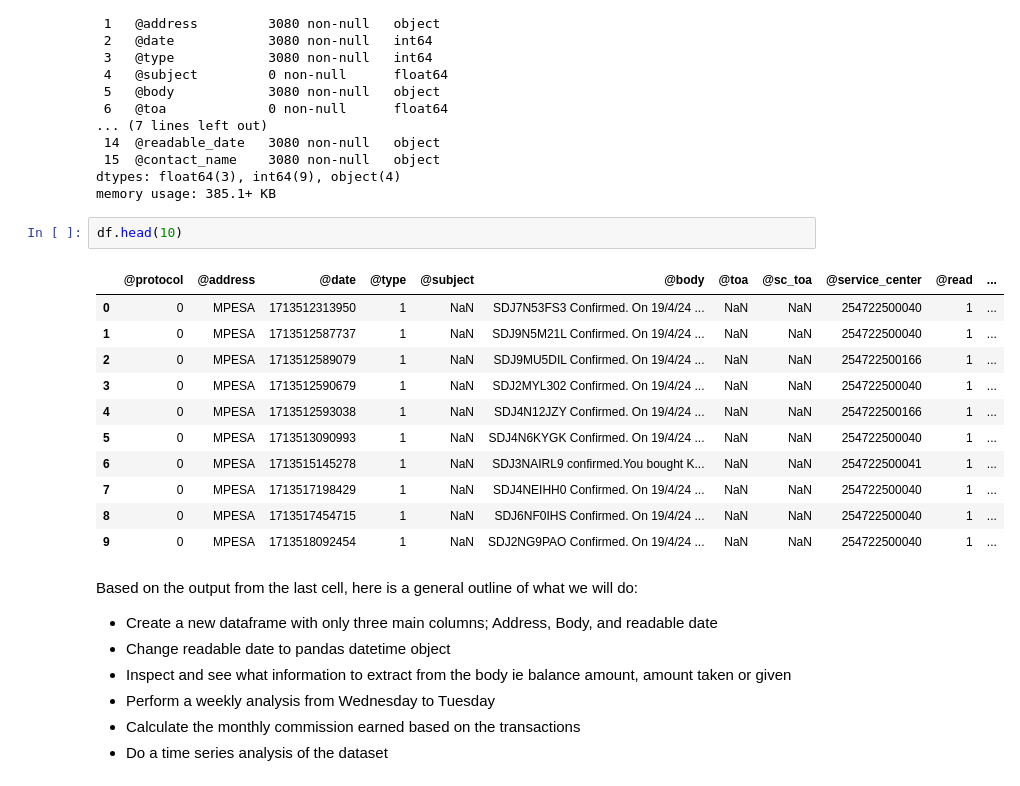
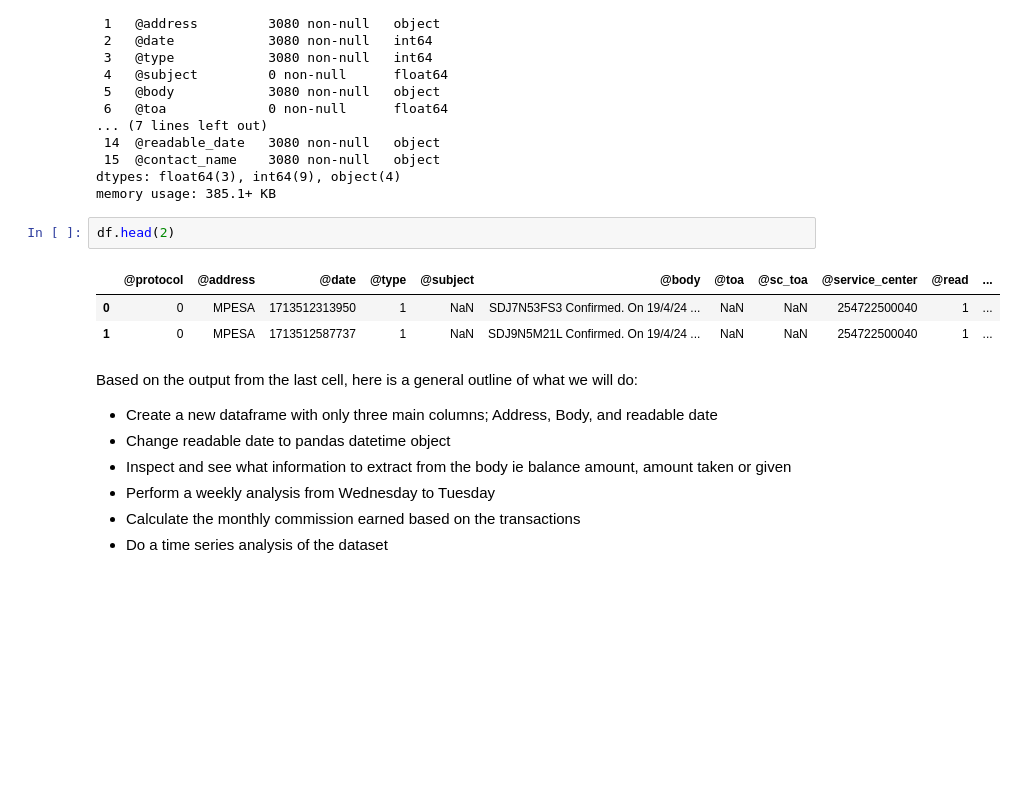
Before and after one commit to MarwaBrian/mpesa, a Jupyter notebook: index.ipynb, the cells around one changed output. Cells and saved outputs as stored; diff of their text form; blank space fills up the shorter version.

```diff
--- a/index.ipynb
+++ b/index.ipynb
@@ -54,19 +55,11 @@ Data columns (total 16 columns):
 dtypes: float64(3), int64(9), object(4)
 memory usage: 385.1+ KB
 # %%
-df.head(10)
+df.head(2)
 # %% [output]
 |  | @protocol | @address | @date | @type | @subject | @body | @toa | @sc_toa | @service_center | @read | ... |
 | 0 | 0 | MPESA | 1713512313950 | 1 | NaN | SDJ7N53FS3 Confirmed. On 19/4/24 ... | NaN | NaN | 254722500040 | 1 | ... |
 | 1 | 0 | MPESA | 1713512587737 | 1 | NaN | SDJ9N5M21L Confirmed. On 19/4/24 ... | NaN | NaN | 254722500040 | 1 | ... |
-| 2 | 0 | MPESA | 1713512589079 | 1 | NaN | SDJ9MU5DIL Confirmed. On 19/4/24 ... | NaN | NaN | 254722500166 | 1 | ... |
-| 3 | 0 | MPESA | 1713512590679 | 1 | NaN | SDJ2MYL302 Confirmed. On 19/4/24 ... | NaN | NaN | 254722500040 | 1 | ... |
-| 4 | 0 | MPESA | 1713512593038 | 1 | NaN | SDJ4N12JZY Confirmed. On 19/4/24 ... | NaN | NaN | 254722500166 | 1 | ... |
-| 5 | 0 | MPESA | 1713513090993 | 1 | NaN | SDJ4N6KYGK Confirmed. On 19/4/24 ... | NaN | NaN | 254722500040 | 1 | ... |
-| 6 | 0 | MPESA | 1713515145278 | 1 | NaN | SDJ3NAIRL9 confirmed.You bought K... | NaN | NaN | 254722500041 | 1 | ... |
-| 7 | 0 | MPESA | 1713517198429 | 1 | NaN | SDJ4NEIHH0 Confirmed. On 19/4/24 ... | NaN | NaN | 254722500040 | 1 | ... |
-| 8 | 0 | MPESA | 1713517454715 | 1 | NaN | SDJ6NF0IHS Confirmed. On 19/4/24 ... | NaN | NaN | 254722500040 | 1 | ... |
-| 9 | 0 | MPESA | 1713518092454 | 1 | NaN | SDJ2NG9PAO Confirmed. On 19/4/24 ... | NaN | NaN | 254722500040 | 1 | ... |
 # %% [markdown]
 Based on the output from the last cell, here is a general outline of what we will do:
 - Create a new dataframe with only three main columns; Address, Body, and readable date
```
Also changed, not shown: parts of 12 cells of this notebook.
